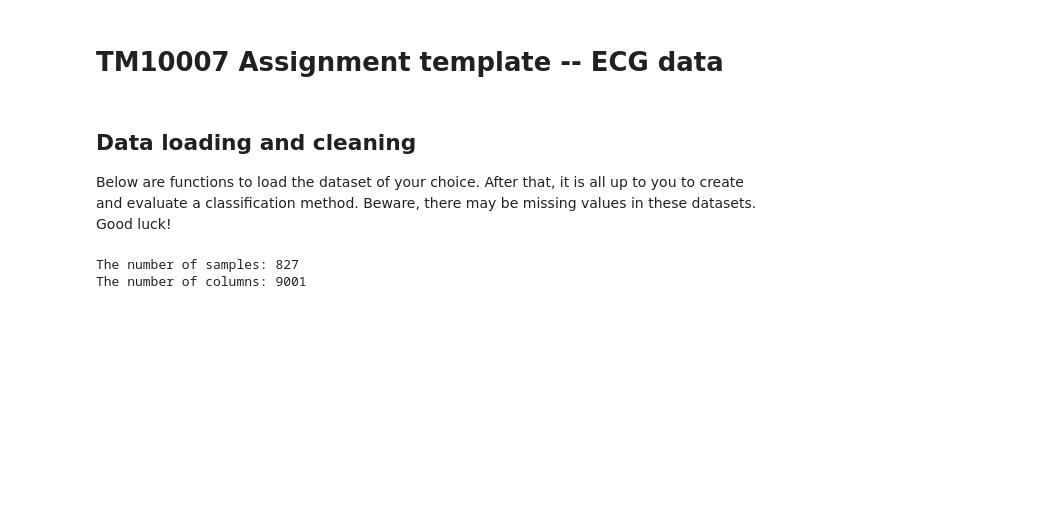
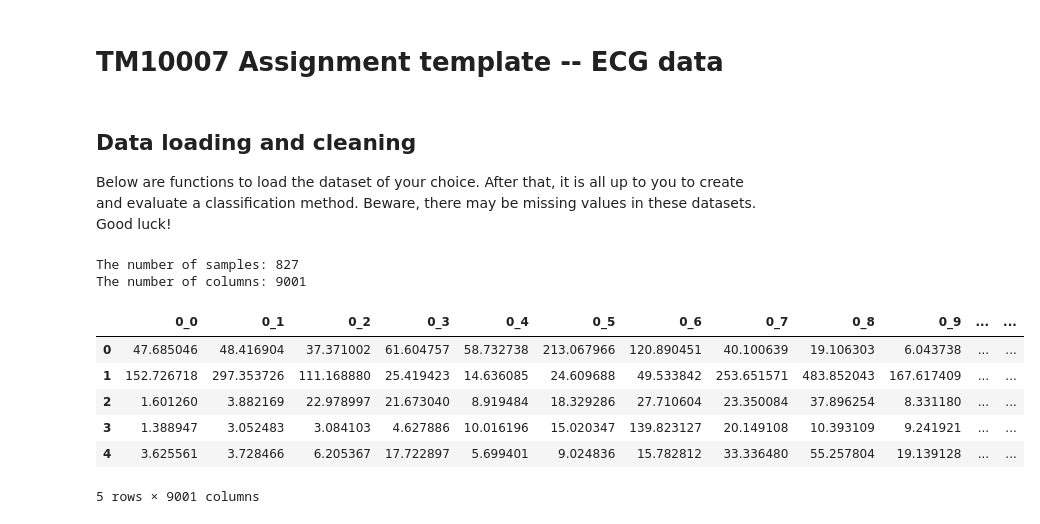
Before and after one commit to A-Bosselaar/TM10007-Machine-Learning-assignment, a Jupyter notebook: assignment_ecg.ipynb, the cells around one changed output. Saved outputs shown, nothing was run; the diff lists cells and outputs as text; code cells hidden in the pictures; blank space fills up the shorter version.

```diff
--- a/assignment_ecg.ipynb
+++ b/assignment_ecg.ipynb
@@ -7,20 +7,29 @@ Below are functions to load the dataset of your choice. After that, it is all up
 # %%
 # Run this to use from colab environment
 
 import zipfile
 import os
 import pandas as pd
 
-with zipfile.ZipFile('ecg_data.zip', 'r') as zip_ref: #TODO: let hierop voor inleveren
-    zip_ref.extractall('ecg')
+#with zipfile.ZipFile('ecg_data.zip', 'r') as zip_ref: #TODO: let hierop voor inleveren
+#    zip_ref.extractall('ecg')
 
 data = pd.read_csv('ecg/ecg_data.csv', index_col=0)
 
 print(f'The number of samples: {len(data.index)}')
 print(f'The number of columns: {len(data.columns)}')
+
+data.head()
 # %% [output]
 The number of samples: 827
 The number of columns: 9001
+|  | 0_0 | 0_1 | 0_2 | 0_3 | 0_4 | 0_5 | 0_6 | 0_7 | 0_8 | 0_9 | ... | ... |
+| 0 | 47.685046 | 48.416904 | 37.371002 | 61.604757 | 58.732738 | 213.067966 | 120.890451 | 40.100639 | 19.106303 | 6.043738 | ... | ... |
+| 1 | 152.726718 | 297.353726 | 111.168880 | 25.419423 | 14.636085 | 24.609688 | 49.533842 | 253.651571 | 483.852043 | 167.617409 | ... | ... |
+| 2 | 1.601260 | 3.882169 | 22.978997 | 21.673040 | 8.919484 | 18.329286 | 27.710604 | 23.350084 | 37.896254 | 8.331180 | ... | ... |
+| 3 | 1.388947 | 3.052483 | 3.084103 | 4.627886 | 10.016196 | 15.020347 | 139.823127 | 20.149108 | 10.393109 | 9.241921 | ... | ... |
+| 4 | 3.625561 | 3.728466 | 6.205367 | 17.722897 | 5.699401 | 9.024836 | 15.782812 | 33.336480 | 55.257804 | 19.139128 | ... | ... |
+5 rows × 9001 columns
 # %%
 import matplotlib.pyplot as plt
 
```
Also changed, not shown: parts of 2 cells of this notebook.
